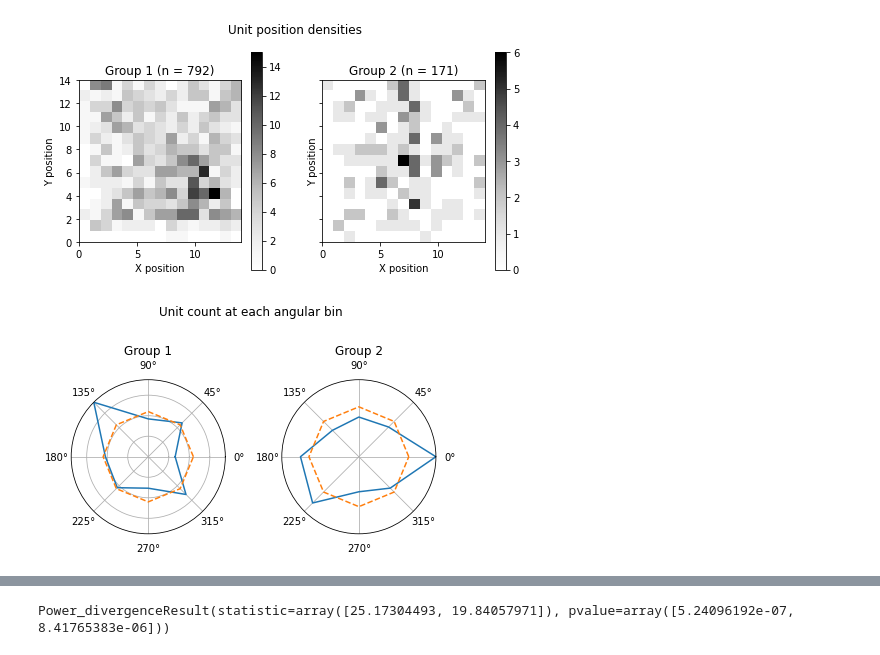
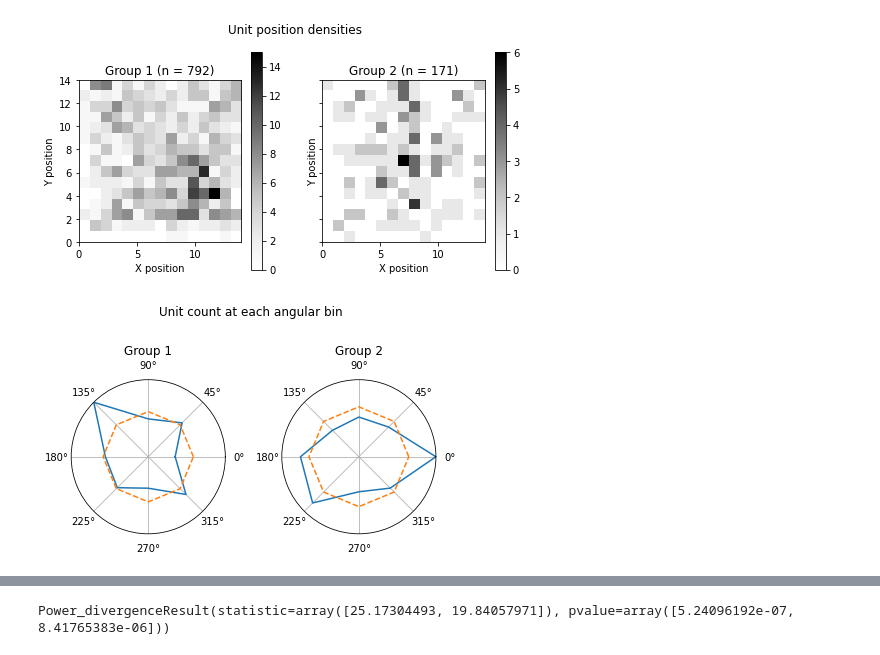
Before and after one commit to sebbkw/rnn, a Jupyter notebook: analyse_network.ipynb, the cells around one changed output, grey strips where cells are left out. Cells and saved outputs as stored; diff of their text form; code cells hidden in the pictures.

```diff
--- a/analyse_network.ipynb
+++ b/analyse_network.ipynb
@@ -31,7 +31,8 @@ MODE = 'hierarchical'
 T_STEPS = 20
 
 PATHS = [
-    'hierarchical-233450examples-15framesize-45tsteps-4warmup-2000epochs-1600units-0.0001lr-0.25gradclip-1e-06L1/0.5beta'
+    'hierarchical-233450examples-15framesize-45tsteps-4warmup-2000epochs-1600units-0.0001lr-0.25gradclip-1e-06L1/0.5beta',
+    'hierarchical-290290examples-20framesize-45tsteps-4warmup-2000epochs-1600units-0.0001lr-0.25gradclip-1e-6.25L1/0.2beta'
 ]
 PATH = PATHS[0]
 
@@ -992,35 +993,34 @@ def get_r_values (physiology_data):
     angular_bins = get_angular_bins(physiology_data)
     total_bins_len = np.sum([len(angular_bins[b]) for b in angular_bins.keys()])
 
     r = [len(angular_bins[d]) for d in deg]
     r[-1] = r[0]
     r_uniform = [total_bins_len/8 for i in deg]
 
     return r, r_uniform
 
 r_group1, r_uniform_group1 = get_r_values(physiology_data_group1)
 r_group2, r_uniform_group2 = get_r_values(physiology_data_group2)
 
 fig, axs = plt.subplots(nrows=1, ncols=2, subplot_kw={'projection': 'polar'})
 
 axs[0].plot(theta, r_group1)
 axs[0].plot(theta, r_uniform_group1, '--')
-axs[0].set_yticks(deg)
-axs[0].set_yticklabels(["" for i in deg])
+axs[0].set_yticks(r)
+axs[0].set_yticklabels(["" for i in r])
 axs[0].set_ylim([0, max(r_group1)])
 axs[0].grid(True)
 axs[0].set_title('Group 1')
 
 axs[1].plot(theta, r_group2)
 axs[1].plot(theta, r_uniform_group2, '--')
-axs[1].set_yticks(deg)
-axs[1].set_yticklabels(["" for i in deg])
+axs[1].set_yticks([])
 axs[1].set_ylim([0, max(r_group2)])
 axs[1].grid(True)
 axs[1].set_title('Group 2')
 
 plt.suptitle("Unit count at each angular bin")
 plt.tight_layout()
 plt.show()
 # %% [output]
-[figure, old version]
+[figure, new version]
```
Also changed, not shown: parts of 3 cells of this notebook, 2 other files.
